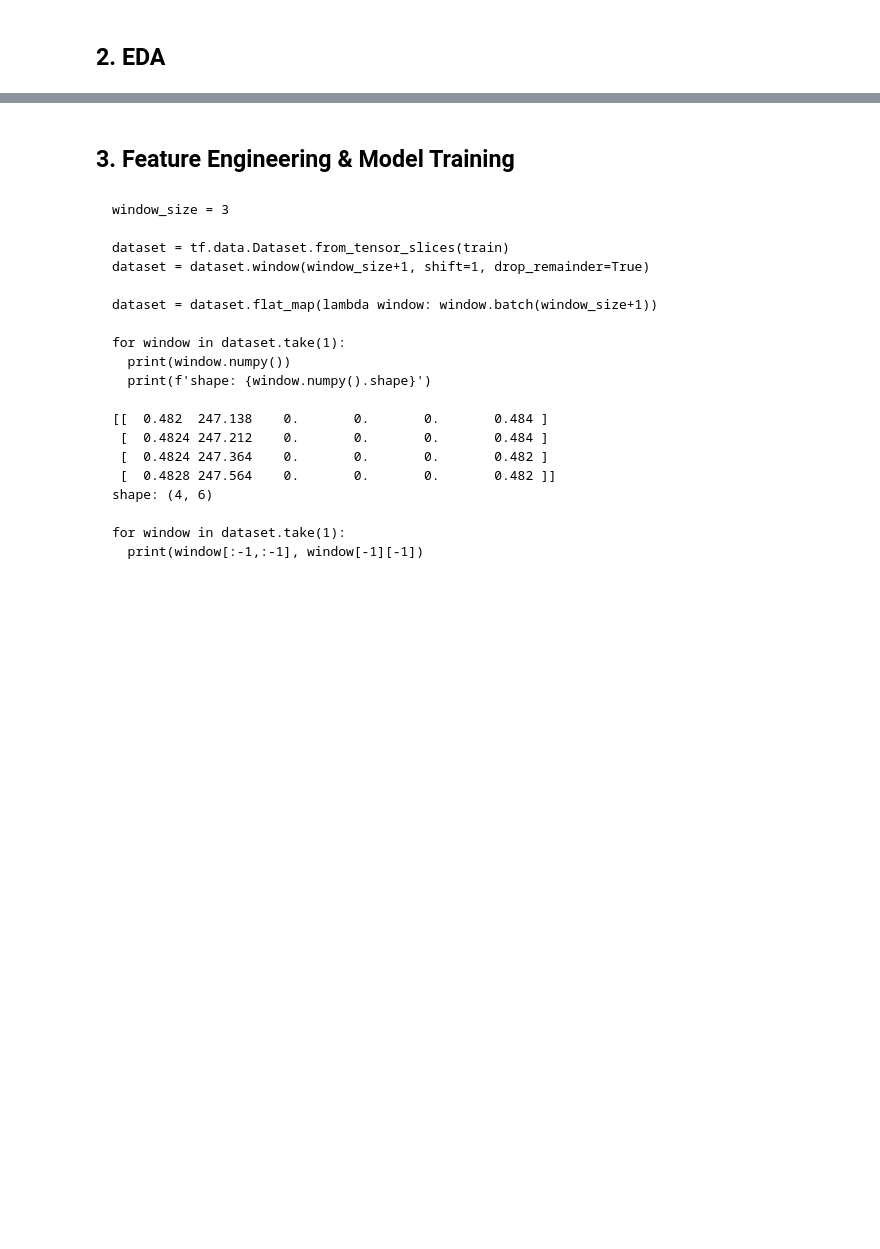
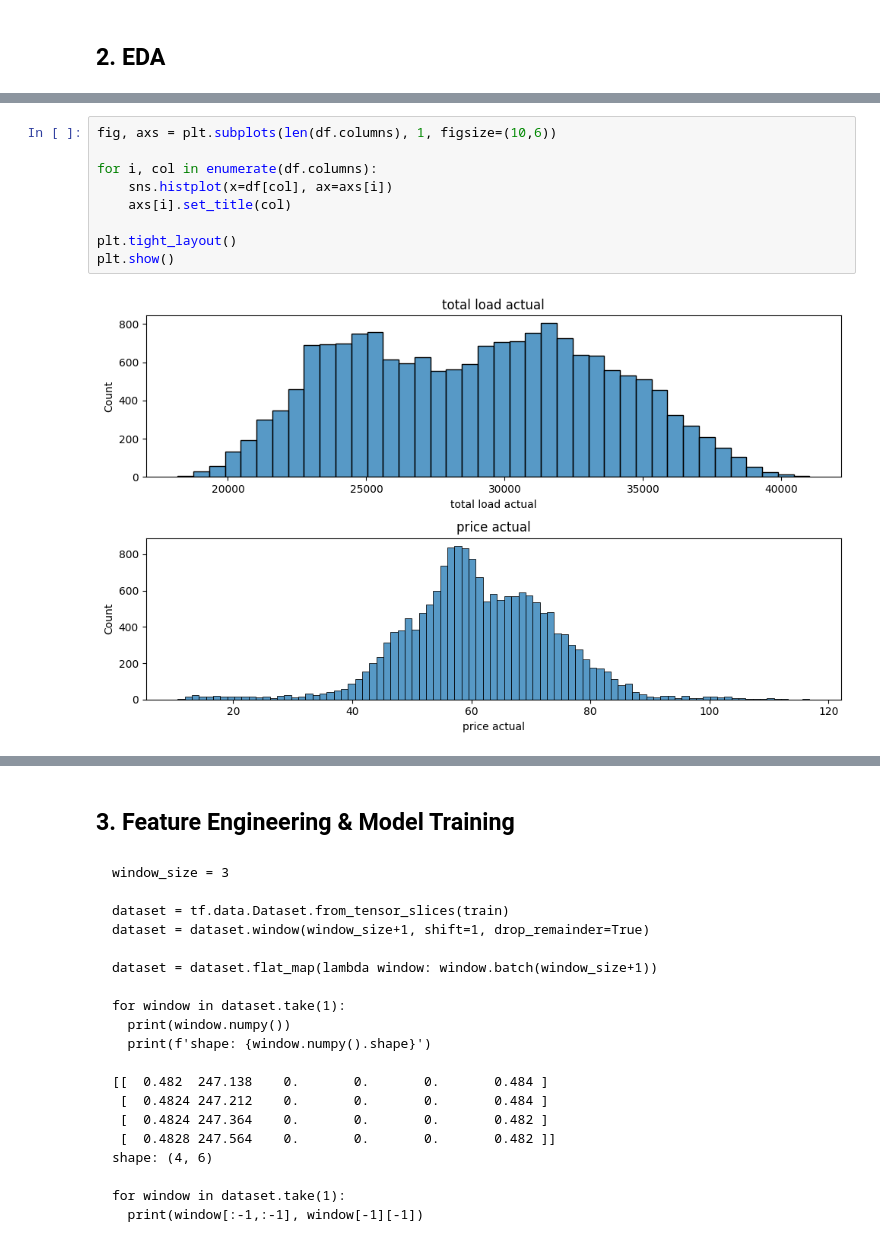
Before and after one commit to Jackson00Han/Time-Series-Training, a Jupyter notebook: multivariate_time_series.ipynb, the cells around one changed output, grey strips where cells are left out. Saved outputs shown, nothing was run; the diff lists cells and outputs as text; blank space fills up the shorter version.

```diff
--- a/multivariate_time_series.ipynb
+++ b/multivariate_time_series.ipynb
@@ -245,0 +181,11 @@ train_s.corr()
+# %%
+fig, axs = plt.subplots(len(df.columns), 1, figsize=(10,6))
+
+for i, col in enumerate(df.columns):
+    sns.histplot(x=df[col], ax=axs[i])
+    axs[i].set_title(col)
+
+plt.tight_layout()
+plt.show()
+# %% [output]
+[figure, added]
```
Also changed, not shown: parts of 19 cells of this notebook.
